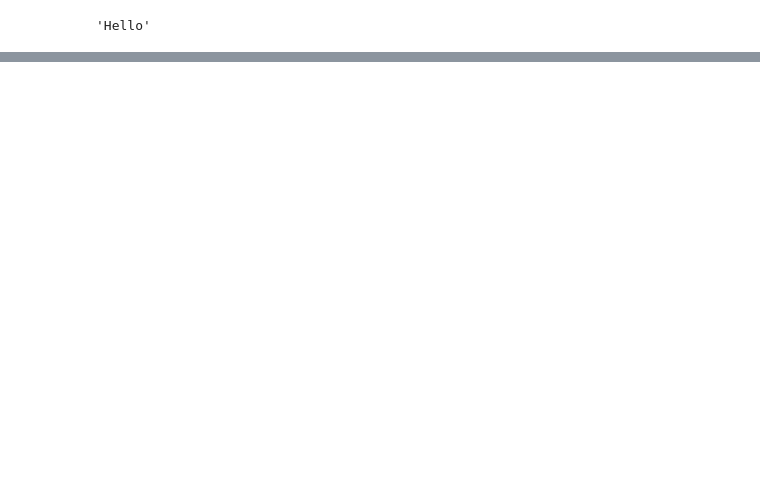
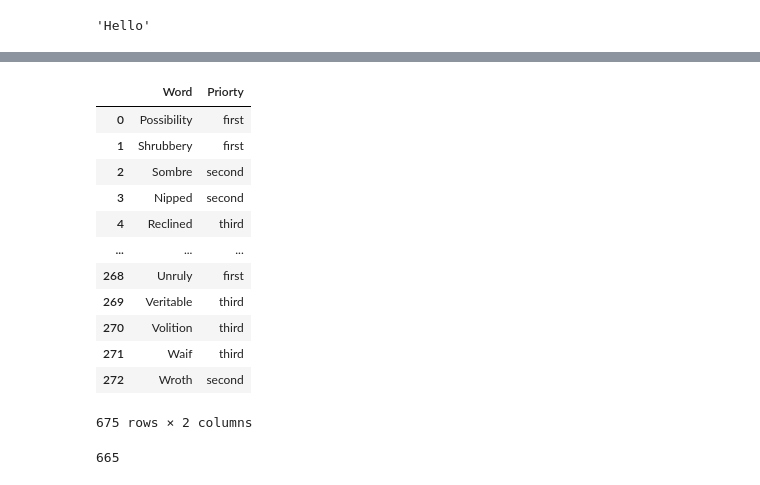
Before and after one commit to Hari31416/Python, a Jupyter notebook: Codes/Web Scraping/Creating the Dict.ipynb, the cells around one changed output, grey strips where cells are left out. Cells and saved outputs as stored; diff of their text form; code cells hidden in the pictures; blank space fills up the shorter version.

```diff
--- a/Codes/Web Scraping/Creating the Dict.ipynb
+++ b/Codes/Web Scraping/Creating the Dict.ipynb
@@ -208,0 +185,20 @@ for i in range(len(df)):
+# %%
+final_df
+# %% [output]
+|  | Word | Priorty |
+| 0 | Possibility | first |
+| 1 | Shrubbery | first |
+| 2 | Sombre | second |
+| 3 | Nipped | second |
+| 4 | Reclined | third |
+| ... | ... | ... |
+| 268 | Unruly | first |
+| 269 | Veritable | third |
+| 270 | Volition | third |
+| 271 | Waif | third |
+| 272 | Wroth | second |
+675 rows × 2 columns
+# %%
+final_df['Word'].nunique()
+# %% [output]
+665
```
Also changed, not shown: parts of 67 cells of this notebook, 12 other files.
